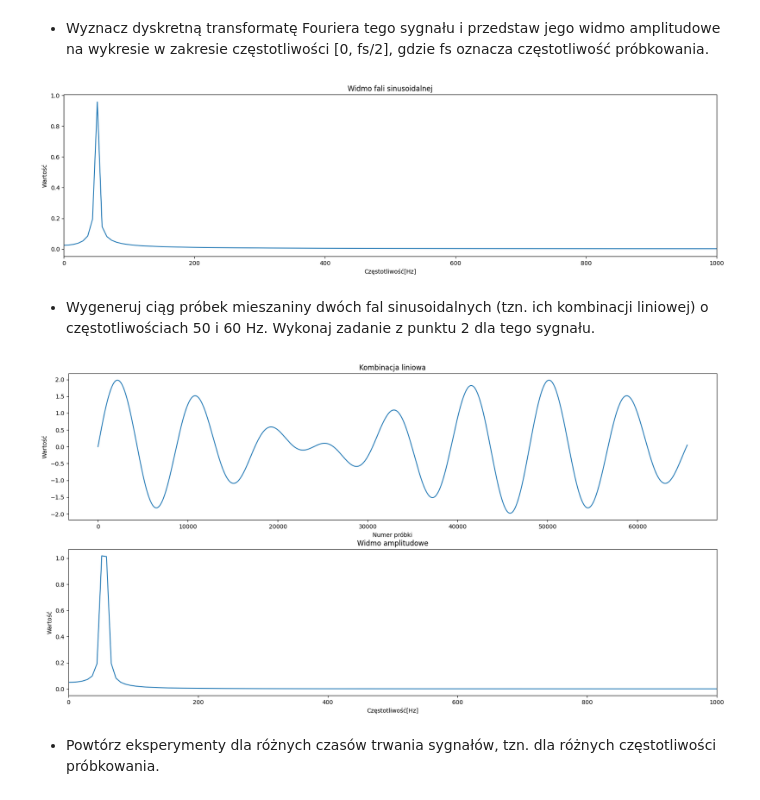
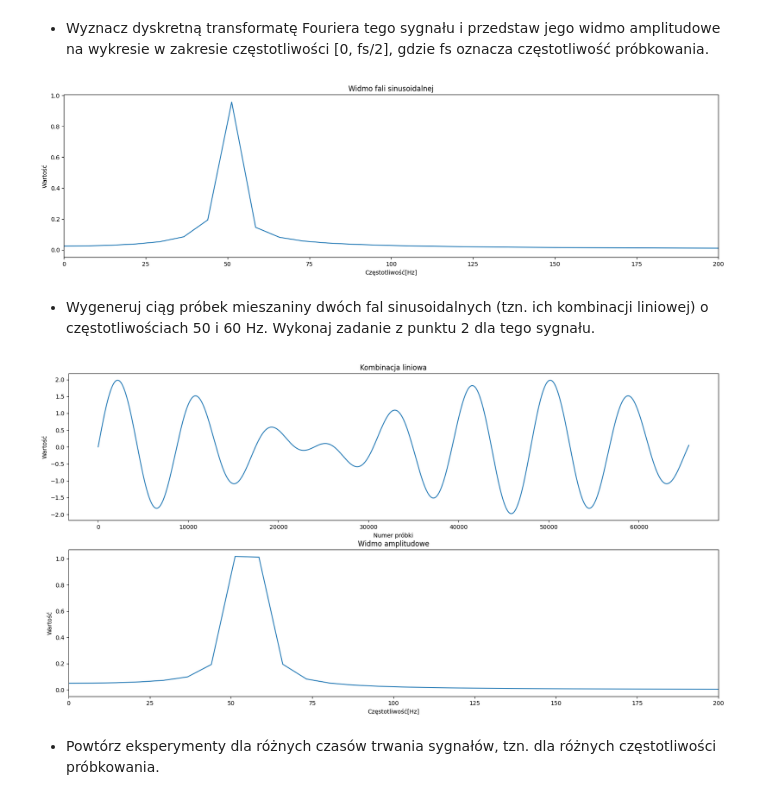
Before and after one commit to igorwlodarczyk/cpsio, a Jupyter notebook: lab1.ipynb, the cells around one changed output. Drawn from its saved outputs; the diff is of its cells as text; code cells hidden in the pictures.

```diff
--- a/lab1.ipynb
+++ b/lab1.ipynb
@@ -117,16 +136,16 @@ plt.show()
 # %%
 widmo = np.abs(np.fft.rfft(sinus)) / (length/2)
 f = np.fft.rfftfreq(length, 1/fs)
 
 plt.figure(figsize=(20,5))
 plt.plot(f, widmo)
 plt.title('Widmo fali sinusoidalnej')
 plt.ylabel('Wartość')
 plt.xlabel('Częstotliwość[Hz]')
-plt.xlim(0,1000)
+plt.xlim(0,200)
 plt.show()
 # %% [output]
-[figure, old version]
+[figure, new version]
 # %% [markdown]
 - Wygeneruj ciąg próbek mieszaniny dwóch fal sinusoidalnych (tzn. ich kombinacji liniowej) o częstotliwościach 50 i 60 Hz. Wykonaj zadanie z punktu 2 dla tego sygnału.
 # %%
@@ -151,14 +170,14 @@ plt.ylabel('Wartość')
 
 plt.subplot(2, 1, 2)
 plt.plot(f, widmo)
-plt.xlim(0, 1000)
+plt.xlim(0, 200)
 plt.title('Widmo amplitudowe')
 plt.xlabel('Częstotliwość[Hz]')
 plt.ylabel('Wartość')
 
 plt.show()
 # %% [output]
-[figure, old version]
+[figure, new version]
 # %% [markdown]
 - Powtórz eksperymenty dla różnych czasów trwania sygnałów, tzn. dla różnych częstotliwości próbkowania.
 # %%
```
Also changed, not shown: parts of 7 cells of this notebook.
